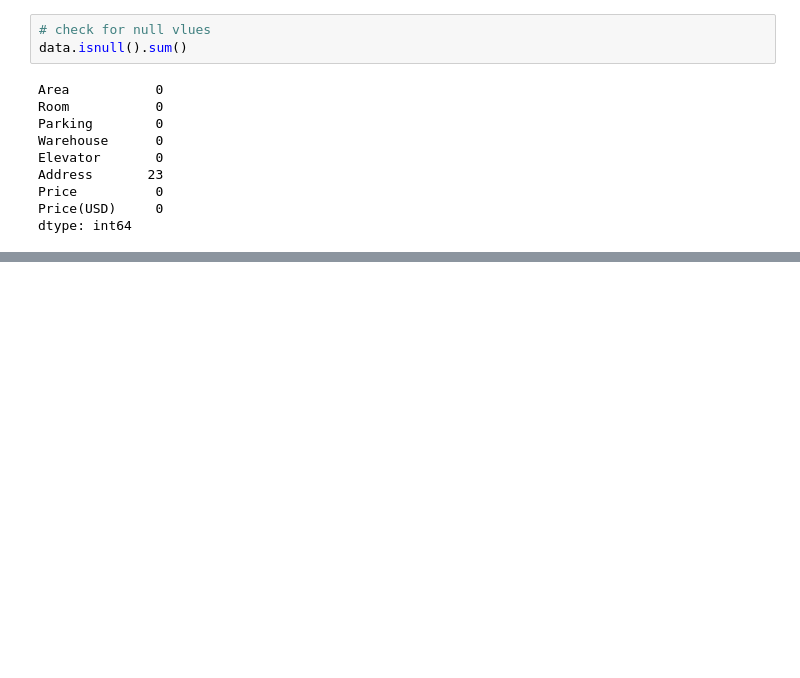
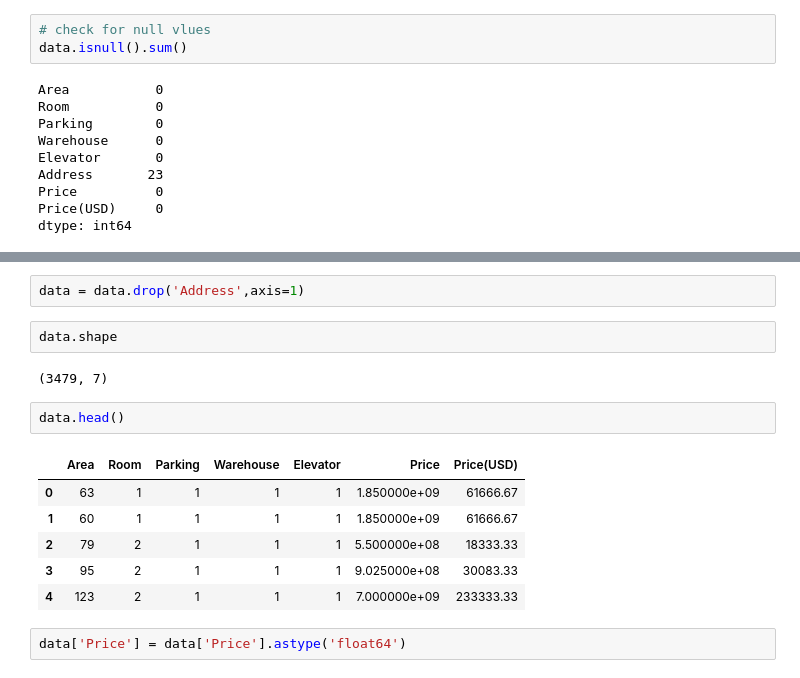
Before and after one commit to Parhamazs/house_prize_predict, a Jupyter notebook: main_model/linear_regression.ipynb, the cells around one changed output, grey strips where cells are left out. Cells and saved outputs as stored; diff of their text form; blank space fills up the shorter version.

```diff
--- a/main_model/linear_regression.ipynb
+++ b/main_model/linear_regression.ipynb
@@ -91,0 +164,17 @@ dtype: int64
+# %%
+data = data.drop('Address',axis=1)
+# %%
+data.shape
+# %% [output]
+(3479, 7)
+# %%
+data.head()
+# %% [output]
+|  | Area | Room | Parking | Warehouse | Elevator | Price | Price(USD) |
+| 0 | 63 | 1 | 1 | 1 | 1 | 1.850000e+09 | 61666.67 |
+| 1 | 60 | 1 | 1 | 1 | 1 | 1.850000e+09 | 61666.67 |
+| 2 | 79 | 2 | 1 | 1 | 1 | 5.500000e+08 | 18333.33 |
+| 3 | 95 | 2 | 1 | 1 | 1 | 9.025000e+08 | 30083.33 |
+| 4 | 123 | 2 | 1 | 1 | 1 | 7.000000e+09 | 233333.33 |
+# %%
+data['Price'] = data['Price'].astype('float64')
```
Also changed, not shown: parts of 15 cells of this notebook.
